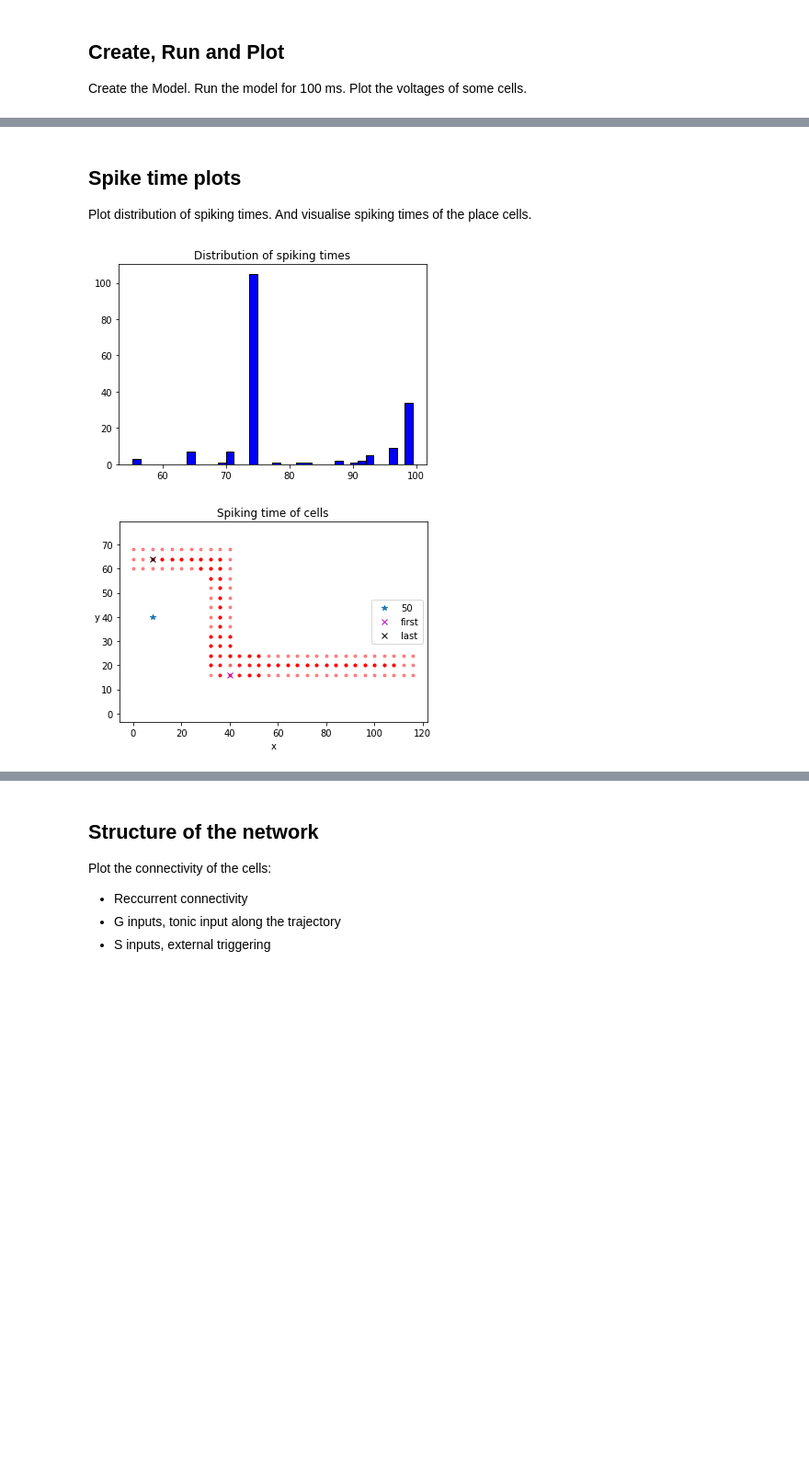
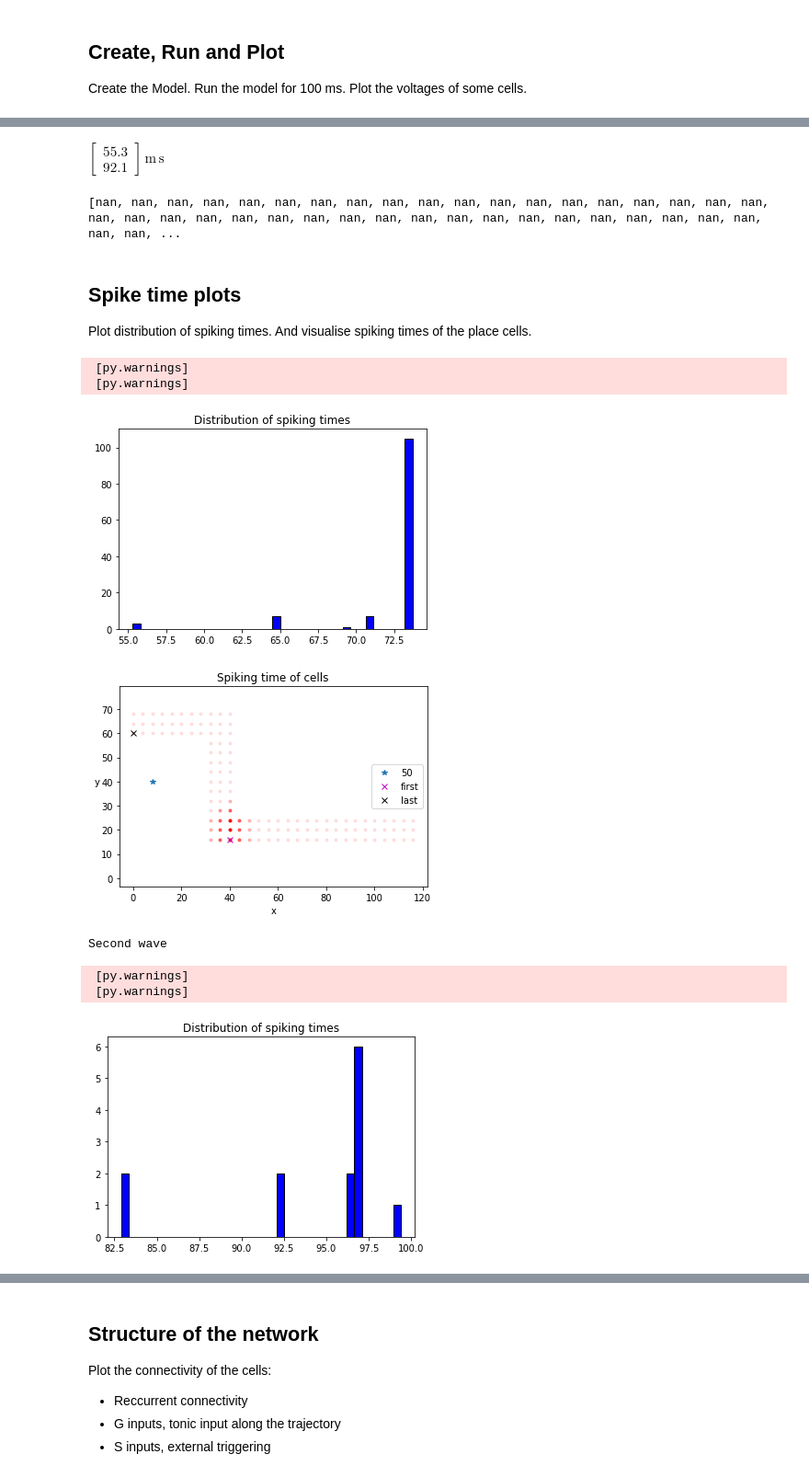
Before and after one commit to Victoriad1996/SemesterProject, a Jupyter notebook: SimpleFairhall/first_project_oop_plots.ipynb, the cells around one changed output, grey strips where cells are left out. Shown at 92% size. Cells and saved outputs as stored; diff of their text form; code cells hidden in the pictures; blank space fills up the shorter version.

```diff
--- a/SimpleFairhall/first_project_oop_plots.ipynb
+++ b/SimpleFairhall/first_project_oop_plots.ipynb
@@ -28,10 +28,27 @@ fm1.run(duration= 100 * ms, show_PC=True, show_other=True)
 [figure]
+# %%
+fm1.spikemon.values('t')[204]
+# %% [output]
+$\left[\begin{matrix}55.3\\92.1\end{matrix}\right]\,\mathrm{m}\,\mathrm{s}$
+# %%
+fm1.spikemon.i
+print(functions.reshape_spiking_times(fm1.spikemon, 1))
+# %% [output]
+[nan, nan, nan, nan, nan, nan, nan, nan, nan, nan, nan, nan, nan, nan, nan, nan, nan, nan, nan, nan, nan, nan, nan, nan, nan, nan, nan, nan, nan, nan, nan, nan, nan, nan, nan, nan, nan, nan, nan, nan, ...
 # %% [markdown]
 ## Spike time plots
 Plot distribution of spiking times.
 And visualise spiking times of the place cells.
 # %%
 functions.plot_spike_times(fm1)
+print("Second wave")
+functions.plot_spike_times(fm1,1)
 # %% [output]
+ [py.warnings]
+ [py.warnings]
-[figure, old version]
+[figure, new version]
-[figure, old version]
+[figure, new version]
+Second wave
+ [py.warnings]
+ [py.warnings]
+[figure, added]
```
Also changed, not shown: parts of 2 cells of this notebook, 2 other files.
